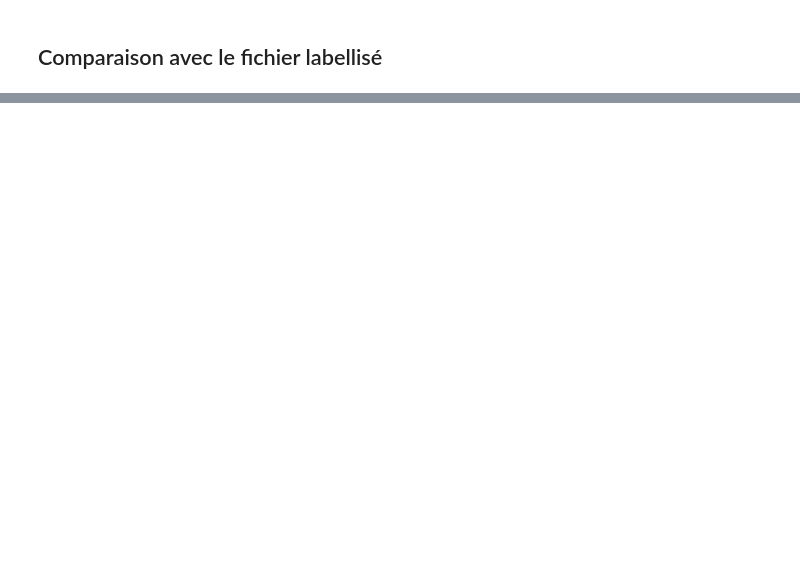
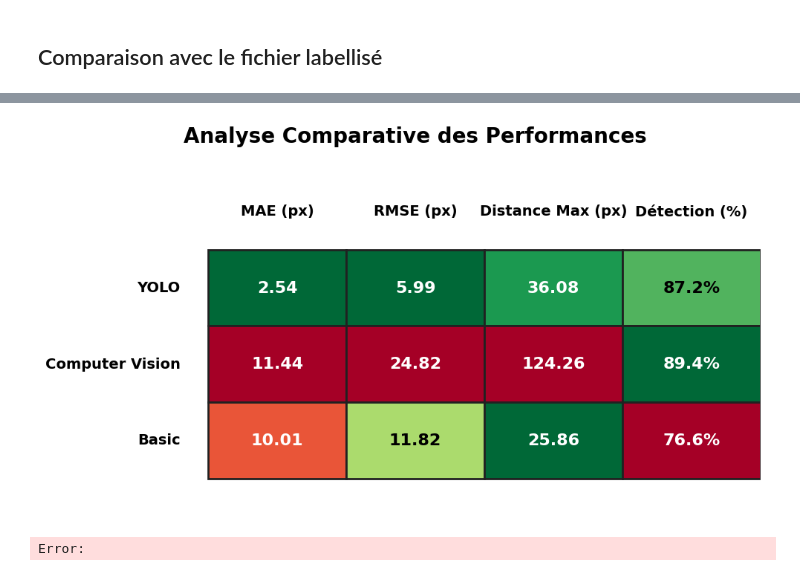
Before and after one commit to wanguistyle/PingPongTracking, a Jupyter notebook: metrics.ipynb, the cells around one changed output, grey strips where cells are left out. Saved outputs shown, nothing was run; the diff lists cells and outputs as text; code cells hidden in the pictures; blank space fills up the shorter version.

```diff
--- a/metrics.ipynb
+++ b/metrics.ipynb
@@ -468,0 +527,77 @@ print(len(error_yolo_lente), len(error_CV2_lente), len(error_basic_lente))
+# %%
+import pandas as pd
+import matplotlib.pyplot as plt
+import numpy as np
+
+# 1. Données mises à jour
+data = {
+    'Modèle': ['YOLO', 'Computer Vision', 'Basic'],
+    'MAE (px)': [2.54, 11.44, 10.01],
+    'RMSE (px)': [5.99, 24.82, 11.82],
+    'Distance Max (px)': [36.08, 124.26, 25.86],
+    'Détection (%)': [87.2, 89.4, 76.6]
+}
+df = pd.DataFrame(data).set_index('Modèle')
+
+def create_table_image(df, filename='tableau_comparatif_ping.png'):
+    # Création de la figure
+    fig, ax = plt.subplots(figsize=(12, 6))
+    ax.axis('off')
+
+    n_rows, n_cols = df.shape
+    cols = df.columns
+    rows = df.index
+
+    # Colormaps : RdYlGn_r (Rouge->Jaune->Vert)
+    cmap_errors = plt.get_cmap('RdYlGn_r')
+    cmap_detect = plt.get_cmap('RdYlGn')
+
+    # Dessiner les entêtes
+    for j, col in enumerate(cols):
+        ax.text(j + 0.5, n_rows + 0.5, col, ha='center', va='center',
+                fontweight='bold', fontsize=14, color='black')
+
+    for i, row_label in enumerate(rows):
+        ax.text(-0.2, n_rows - i - 0.5, row_label, ha='right', va='center',
+                fontweight='bold', fontsize=14, color='black')
+
+    # Dessiner les cellules avec gradient par colonne
+    for j, col in enumerate(cols):
+        col_data = df[col].values
+        v_min, v_max = col_data.min(), col_data.max()
+
+        # Inversion si c'est la détection (Haut = Vert)
+        current_cmap = cmap_detect if 'Détection' in col else cmap_errors
+
+        for i, val in enumerate(col_data):
+            # Normalisation locale à la colonne
+            norm_val = (val - v_min) / (v_max - v_min) if v_max != v_min else 0.5
+            color = current_cmap(norm_val)
+
+            # Rectangle de fond
+            rect = plt.Rectangle((j, n_rows - i - 1), 1, 1, facecolor=color, edgecolor='#212121', linewidth=2)
+            ax.add_patch(rect)
+
+            # Formatage du texte
+            display_text = f"{val:.2f}" if 'Détection' not in col else f"{val:.1f}%"
+
+            # Calcul de luminance pour adapter la couleur du texte (Noir ou Blanc)
+            lum = 0.299 * color[0] + 0.587 * color[1] + 0.114 * color[2]
+            text_color = 'white' if lum < 0.5 else 'black'
+
+            ax.text(j + 0.5, n_rows - i - 0.5, display_text, ha='center', va='center',
+                    fontweight='bold', fontsize=16, color=text_color)
+
+    ax.set_xlim(-1, n_cols)
+    ax.set_ylim(-0.5, n_rows + 1)
+    plt.title("Analyse Comparative des Performances", fontsize=20, fontweight='bold', color='black', pad=30)
+
+    # Sauvegarde
+    fig.patch.set_facecolor("#FFFFFF")
+    plt.savefig(filename, dpi=300, bbox_inches='tight', facecolor=fig.get_facecolor())
+    plt.show()
+
+create_pretty_table_image(df)
+# %% [output]
+[figure, added]
+Error:
```
Also changed, not shown: parts of 32 cells of this notebook, 10 other files.
